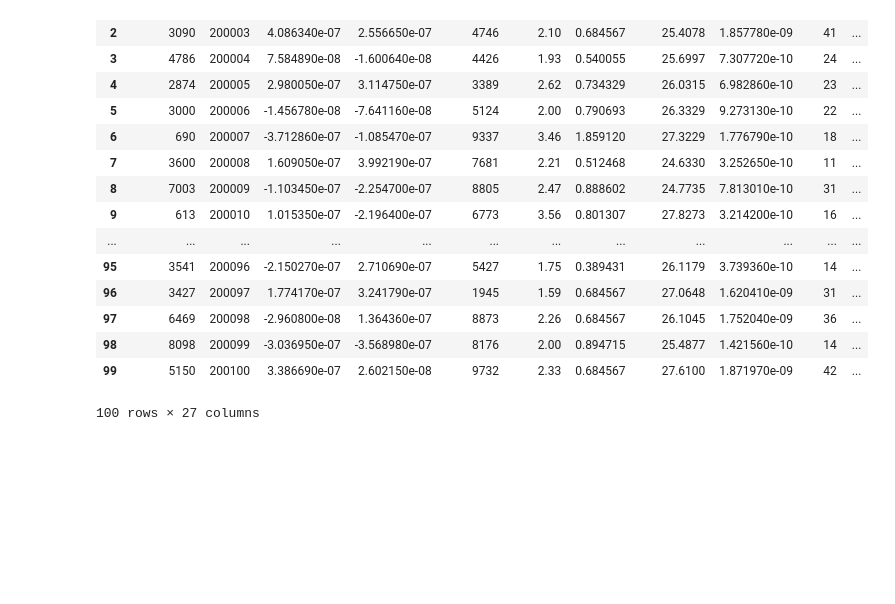
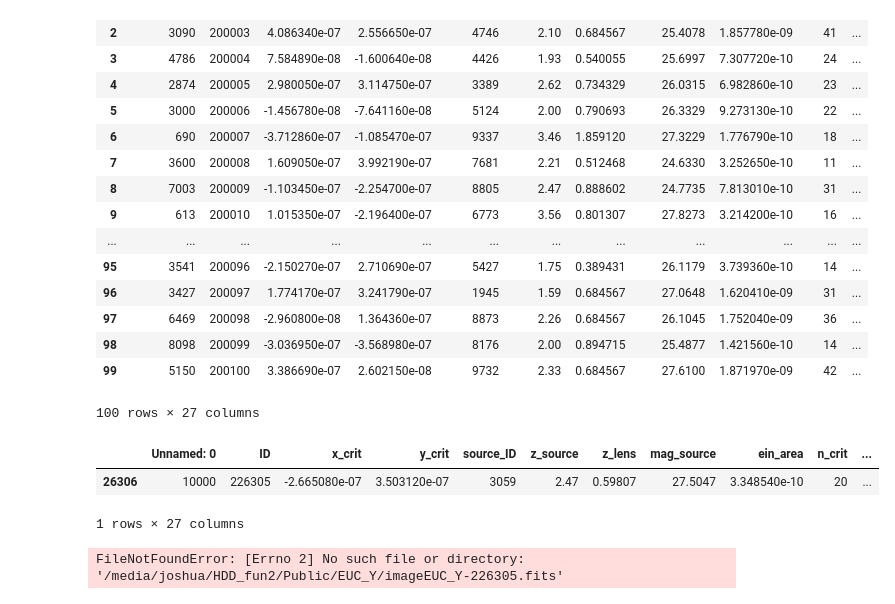
Before and after one commit to joshualin24/Lens_Finder, a Jupyter notebook: Visualizing_data.ipynb, the cells around one changed output. Cells and saved outputs as stored; diff of their text form; code cells hidden in the pictures; blank space fills up the shorter version.

```diff
--- a/Visualizing_data.ipynb
+++ b/Visualizing_data.ipynb
@@ -52,3 +52,25 @@ train_data.head(100)
 | 98 | 8098 | 200099 | -3.036950e-07 | -3.568980e-07 | 8176 | 2.00 | 0.894715 | 25.4877 | 1.421560e-10 | 14 | ... |
 | 99 | 5150 | 200100 | 3.386690e-07 | 2.602150e-08 | 9732 | 2.33 | 0.684567 | 27.6100 | 1.871970e-09 | 42 | ... |
 100 rows × 27 columns
+# %%
+train_data[train_data['ID'] == 226305]
+# %% [output]
+|  | Unnamed: 0 | ID | x_crit | y_crit | source_ID | z_source | z_lens | mag_source | ein_area | n_crit | ... |
+| 26306 | 10000 | 226305 | -2.665080e-07 | 3.503120e-07 | 3059 | 2.47 | 0.59807 | 27.5047 | 3.348540e-10 | 20 | ... |
+1 rows × 27 columns
+# %%
+filepath = "/media/joshua/HDD_fun2/Public/EUC_Y/imageEUC_Y-226305.fits"
+
+#filepath = "/media/joshua/HDD_fun2/Public/EUC_Y/imageEUC_Y-226305.fits"
+#filepath = "/media/joshua/HDD_fun2/Public/EUC_H/imageEUC_H-207988.fits"
+#filepath = "/media/joshua/HDD_fun2/Public/EUC_VIS/imageEUC_VIS-226305.fits"
+
+lens_data = fits.open(filepath)
+lens_data.info()
+#print("info:", lens_data.info())
+img = lens_data[0].data
+plt.imshow(img)
+plt.colorbar()
+plt.show()
+# %% [output]
+FileNotFoundError: [Errno 2] No such file or directory: '/media/joshua/HDD_fun2/Public/EUC_Y/imageEUC_Y-226305.fits'
```
Also changed, not shown: 2 other files.
